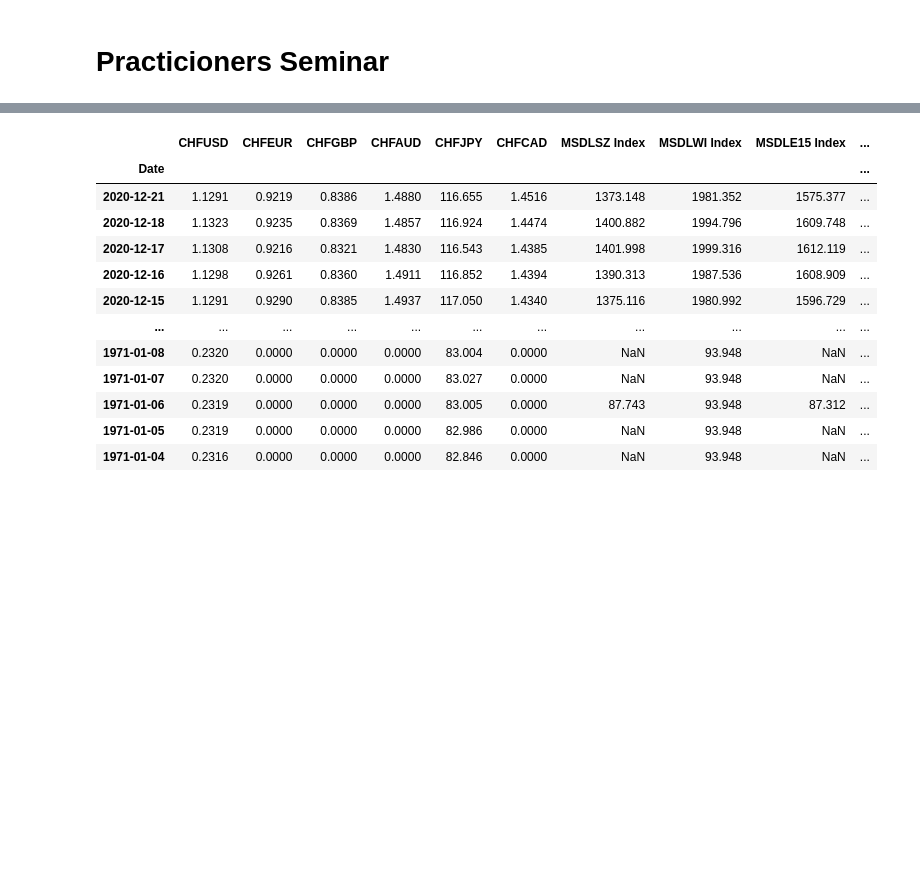
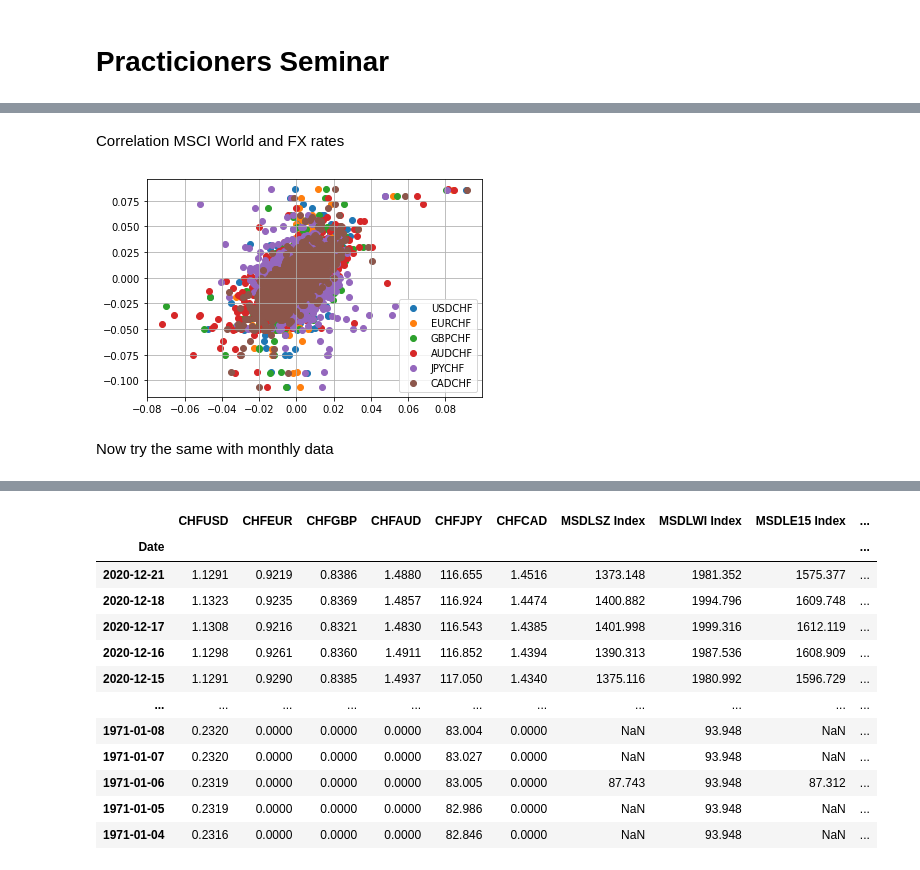
Before and after one commit to Tobias-Mann/Practicioners-Seminar-Notebook, a Jupyter notebook: Notebook.ipynb, the cells around one changed output, grey strips where cells are left out. Drawn from its saved outputs; the diff is of its cells as text; code cells hidden in the pictures; blank space fills up the shorter version.

```diff
--- a/Notebook.ipynb
+++ b/Notebook.ipynb
@@ -12,0 +81,12 @@ from statsmodels.formula.api import ols
+# %% [markdown]
+Correlation MSCI World and FX rates
+# %%
+fig, ax = plt.subplots()
+for currency in df_fx_direct.columns:
+    ax.scatter(df_msci_fx_ret_no_15January2015[currency], df_msci_fx_ret_no_15January2015['MSDLWI Index'], label=currency)
+ax.legend()
+ax.grid(True)
+# %% [output]
+[figure, added]
+# %% [markdown]
+Now try the same with monthly data
```
Also changed, not shown: parts of 12 cells of this notebook.
